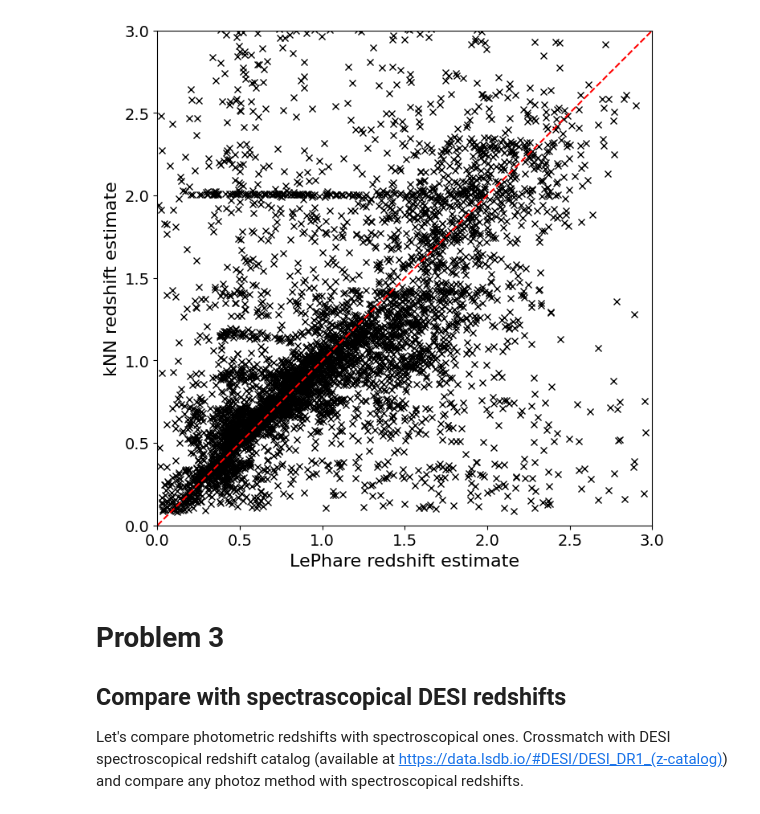
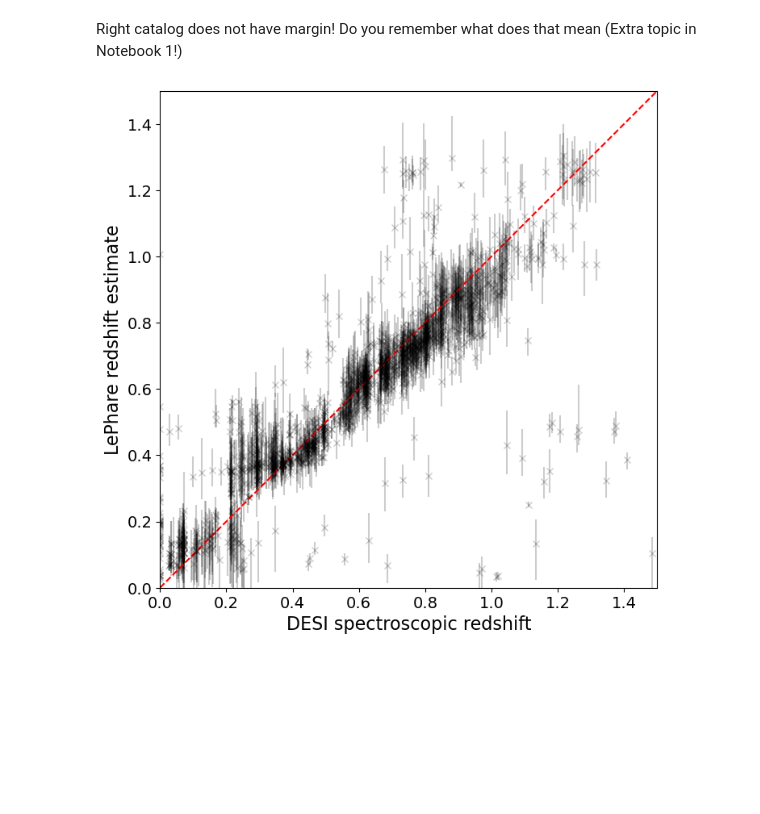
Before and after one commit to lincc-frameworks/RCW_Hackathon_2025_LSDB, a Jupyter notebook: Notebook_3_Solution.ipynb, the cells around one changed output. Saved outputs shown, nothing was run; the diff lists cells and outputs as text; code cells hidden in the pictures; blank space fills up the shorter version.

```diff
--- a/Notebook_3_Solution.ipynb
+++ b/Notebook_3_Solution.ipynb
@@ -48,0 +16,8 @@ dp1_pz_df = lsdb.open_catalog(PATH, columns = ["lephare_z_median", "knn_z_median
+# %%
+# we open catalog from the main notebook
+dp1_pz_catalog= lsdb.open_catalog('dp1_pz_catalog')
+# %%
+# we open the remote catalog and do a simple crossmatch
+desi_specz_catalog = lsdb.open_catalog("https://data.lsdb.io/hats/desi/desi_dr1_zcat")
+xmatch = desi_specz_catalog.crossmatch(dp1_pz_catalog, radius_arcsec=0.25).compute()
+xmatch
@@ -49,33 +33,42 @@ dp1_pz_df = lsdb.open_catalog(PATH, columns = ["lephare_z_median", "knn_z_median
+# %% [markdown]
+Right catalog does not have margin! Do you remember what does that mean (Extra topic in Notebook 1!)
 # %%
 plt.figure(figsize=(8, 8))
 
-# Plot sampled points
-plt.plot(dp1_pz_df["lephare_z_median"].iloc[::100], dp1_pz_df["knn_z_median"].iloc[::100], "x", color="black")
+# Filter out object for which lephare has wide spread
+low_error = xmatch.query("lephare_z_err68_high_object_photoz - lephare_z_err68_low_object_photoz < 0.2")
+
+# Plot with errorbars
+plt.errorbar(
+    x=low_error["Z_desi_dr1_zcat"],
+    y=low_error["lephare_z_median_object_photoz"],
+    yerr=[
+        low_error["lephare_z_err68_high_object_photoz"] - low_error["lephare_z_median_object_photoz"],
+        low_error["lephare_z_median_object_photoz"] - low_error["lephare_z_err68_low_object_photoz"],
+    ],
+    fmt="x",
+    color="black",
+    alpha=0.2,
+)
 
 # Set equal aspect ratio
 plt.gca().set_aspect("equal", adjustable="box")
 
 # Plot reference y=x line
-plt.plot([0, 3], [0, 3], color="red", ls="--")
+plt.plot([0, 1.5], [0, 1.5], color="red", ls="--")
 
 # Set axis limits
-plt.xlim([0, 3])
-plt.ylim([0, 3])
+plt.xlim([0, 1.5])
+plt.ylim([0, 1.5])
 
 # Set axis labels with larger font size and descriptions
-plt.xlabel("LePhare redshift estimate", fontsize=16)
-plt.ylabel("kNN redshift estimate", fontsize=16)
+plt.xlabel("DESI spectroscopic redshift", fontsize=16)
+plt.ylabel("LePhare redshift estimate", fontsize=16)
 
 # Make tick labels larger
 plt.xticks(fontsize=14)
 plt.yticks(fontsize=14)
 
 plt.show()
 # %% [output]
-[figure, old version]
+[figure, new version]
-# %% [markdown]
-# Problem 3
-
-## Compare with spectrascopical DESI redshifts
-
-Let's compare photometric redshifts with spectroscopical ones. Crossmatch with DESI spectroscopical redshift catalog (available at https://data.lsdb.io/#DESI/DESI_DR1_(z-catalog)) and compare any photoz method with spectroscopical redshifts.
```
Also changed, not shown: parts of 15 cells of this notebook, 1 other file.
